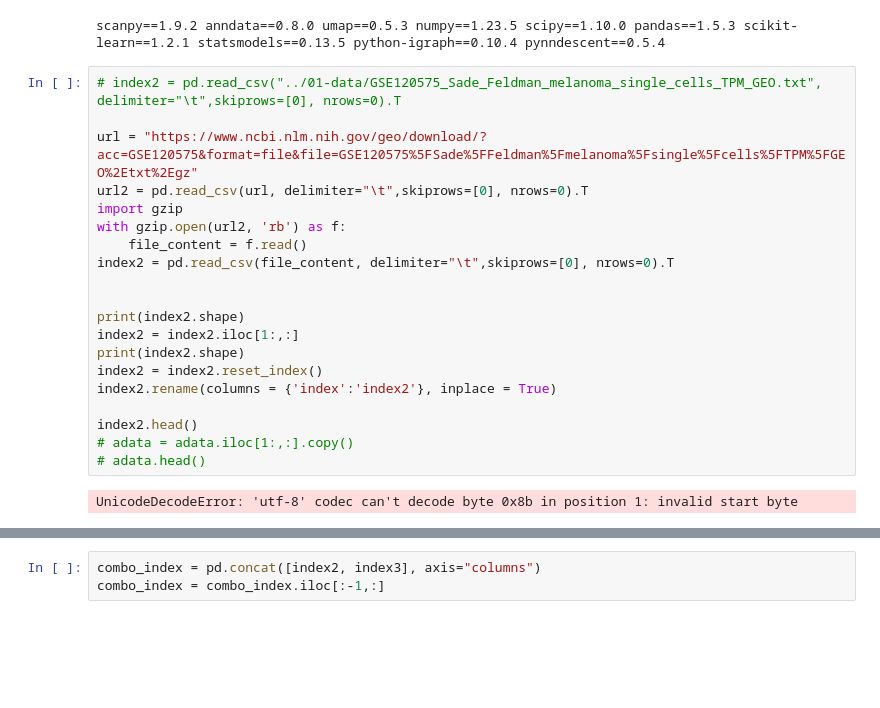
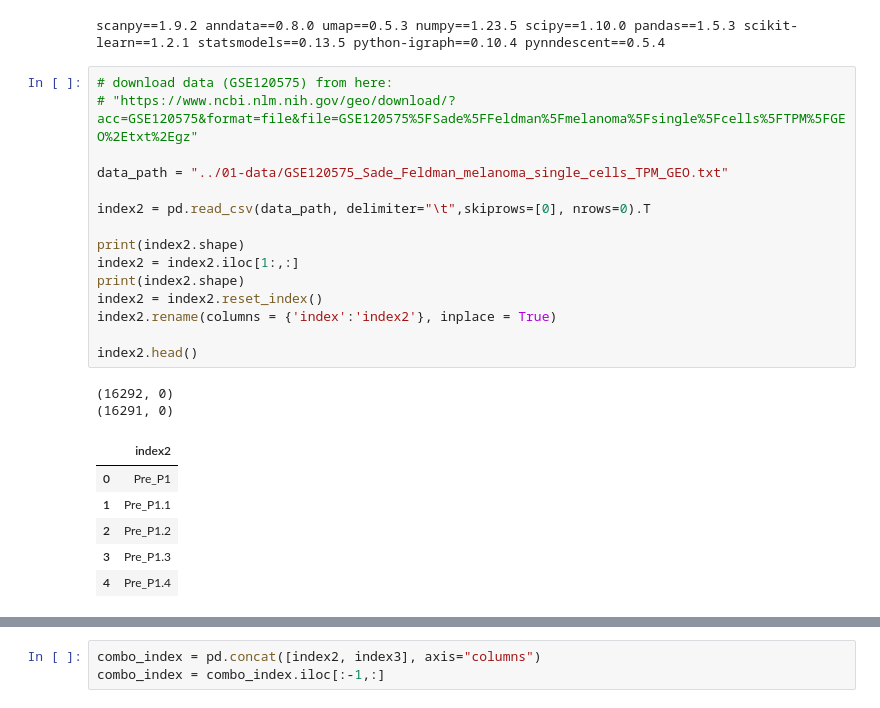
Before and after one commit to Romina-R/2.MelanomaCD8, a Jupyter notebook: 02-JupyterNotebook/01_reformatting_data_v1.ipynb, the cells around one changed output, grey strips where cells are left out. Drawn from its saved outputs; the diff is of its cells as text; blank space fills up the shorter version.

```diff
--- a/02-JupyterNotebook/01_reformatting_data_v1.ipynb
+++ b/02-JupyterNotebook/01_reformatting_data_v1.ipynb
@@ -24,25 +24,27 @@ sc.logging.print_header()
 # %% [output]
 scanpy==1.9.2 anndata==0.8.0 umap==0.5.3 numpy==1.23.5 scipy==1.10.0 pandas==1.5.3 scikit-learn==1.2.1 statsmodels==0.13.5 python-igraph==0.10.4 pynndescent==0.5.4
 # %%
-# index2 = pd.read_csv("../01-data/GSE120575_Sade_Feldman_melanoma_single_cells_TPM_GEO.txt", delimiter="\t",skiprows=[0], nrows=0).T
+# download data (GSE120575) from here:
+# "https://www.ncbi.nlm.nih.gov/geo/download/?acc=GSE120575&format=file&file=GSE120575%5FSade%5FFeldman%5Fmelanoma%5Fsingle%5Fcells%5FTPM%5FGEO%2Etxt%2Egz"
 
-url = "https://www.ncbi.nlm.nih.gov/geo/download/?acc=GSE120575&format=file&file=GSE120575%5FSade%5FFeldman%5Fmelanoma%5Fsingle%5Fcells%5FTPM%5FGEO%2Etxt%2Egz"
-url2 = pd.read_csv(url, delimiter="\t",skiprows=[0], nrows=0).T
-import gzip
-with gzip.open(url2, 'rb') as f:
-    file_content = f.read()
-index2 = pd.read_csv(file_content, delimiter="\t",skiprows=[0], nrows=0).T
+data_path = "../01-data/GSE120575_Sade_Feldman_melanoma_single_cells_TPM_GEO.txt"
 
+index2 = pd.read_csv(data_path, delimiter="\t",skiprows=[0], nrows=0).T
 
 print(index2.shape)
 index2 = index2.iloc[1:,:]
 print(index2.shape)
 index2 = index2.reset_index()
 index2.rename(columns = {'index':'index2'}, inplace = True)
 
 index2.head()
-# adata = adata.iloc[1:,:].copy()
-# adata.head()
 # %% [output]
-UnicodeDecodeError: 'utf-8' codec can't decode byte 0x8b in position 1: invalid start byte
+(16292, 0)
+(16291, 0)
+|  | index2 |
+| 0 | Pre_P1 |
+| 1 | Pre_P1.1 |
+| 2 | Pre_P1.2 |
+| 3 | Pre_P1.3 |
+| 4 | Pre_P1.4 |
 # %%
```
Also changed, not shown: parts of 15 cells of this notebook.
